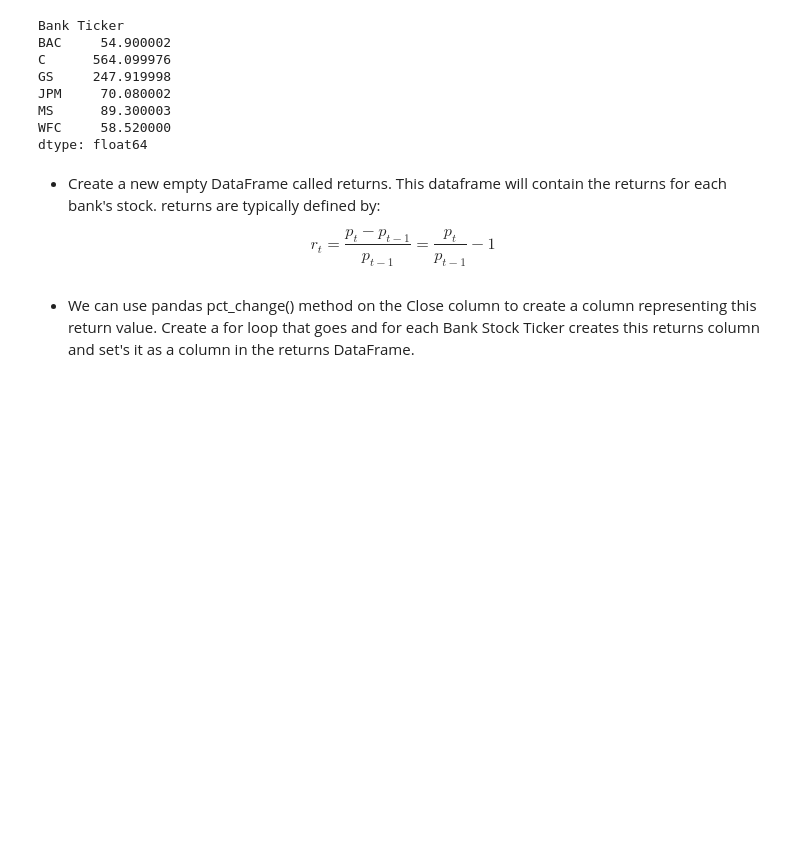
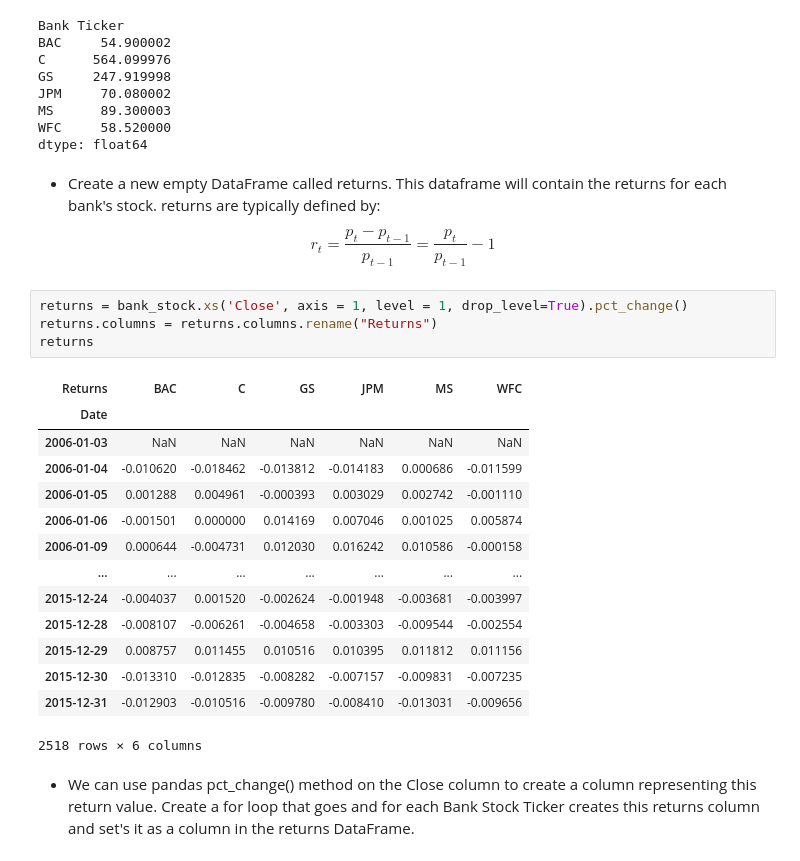
Before and after one commit to k21k/Python-Notes, a Jupyter notebook: Exercises - Qasim/Capstone Project 2/Finance Project.ipynb, the cells around one changed output. Cells and saved outputs as stored; diff of their text form; blank space fills up the shorter version.

```diff
--- a/Exercises - Qasim/Capstone Project 2/Finance Project.ipynb
+++ b/Exercises - Qasim/Capstone Project 2/Finance Project.ipynb
@@ -97,6 +185,25 @@ dtype: float64
 * Create a new empty DataFrame called returns. This dataframe will contain the returns for each bank's stock. returns are typically defined by:
 
 $$r_t = \frac{p_t - p_{t-1}}{p_{t-1}} = \frac{p_t}{p_{t-1}} - 1$$
+# %%
+returns = bank_stock.xs('Close', axis = 1, level = 1, drop_level=True).pct_change()
+returns.columns = returns.columns.rename("Returns")
+returns
+# %% [output]
+| Returns | BAC | C | GS | JPM | MS | WFC |
+| Date |  |  |  |  |  |  |
+| 2006-01-03 | NaN | NaN | NaN | NaN | NaN | NaN |
+| 2006-01-04 | -0.010620 | -0.018462 | -0.013812 | -0.014183 | 0.000686 | -0.011599 |
+| 2006-01-05 | 0.001288 | 0.004961 | -0.000393 | 0.003029 | 0.002742 | -0.001110 |
+| 2006-01-06 | -0.001501 | 0.000000 | 0.014169 | 0.007046 | 0.001025 | 0.005874 |
+| 2006-01-09 | 0.000644 | -0.004731 | 0.012030 | 0.016242 | 0.010586 | -0.000158 |
+| ... | ... | ... | ... | ... | ... | ... |
+| 2015-12-24 | -0.004037 | 0.001520 | -0.002624 | -0.001948 | -0.003681 | -0.003997 |
+| 2015-12-28 | -0.008107 | -0.006261 | -0.004658 | -0.003303 | -0.009544 | -0.002554 |
+| 2015-12-29 | 0.008757 | 0.011455 | 0.010516 | 0.010395 | 0.011812 | 0.011156 |
+| 2015-12-30 | -0.013310 | -0.012835 | -0.008282 | -0.007157 | -0.009831 | -0.007235 |
+| 2015-12-31 | -0.012903 | -0.010516 | -0.009780 | -0.008410 | -0.013031 | -0.009656 |
+2518 rows × 6 columns
 # %% [markdown]
 - We can use pandas pct_change() method on the Close column to create a column representing this return value. Create a for loop that goes and for each Bank Stock Ticker creates this returns column and set's it as a column in the returns DataFrame.
 # %%
```
Also changed, not shown: parts of 12 cells of this notebook, 1 other file.
